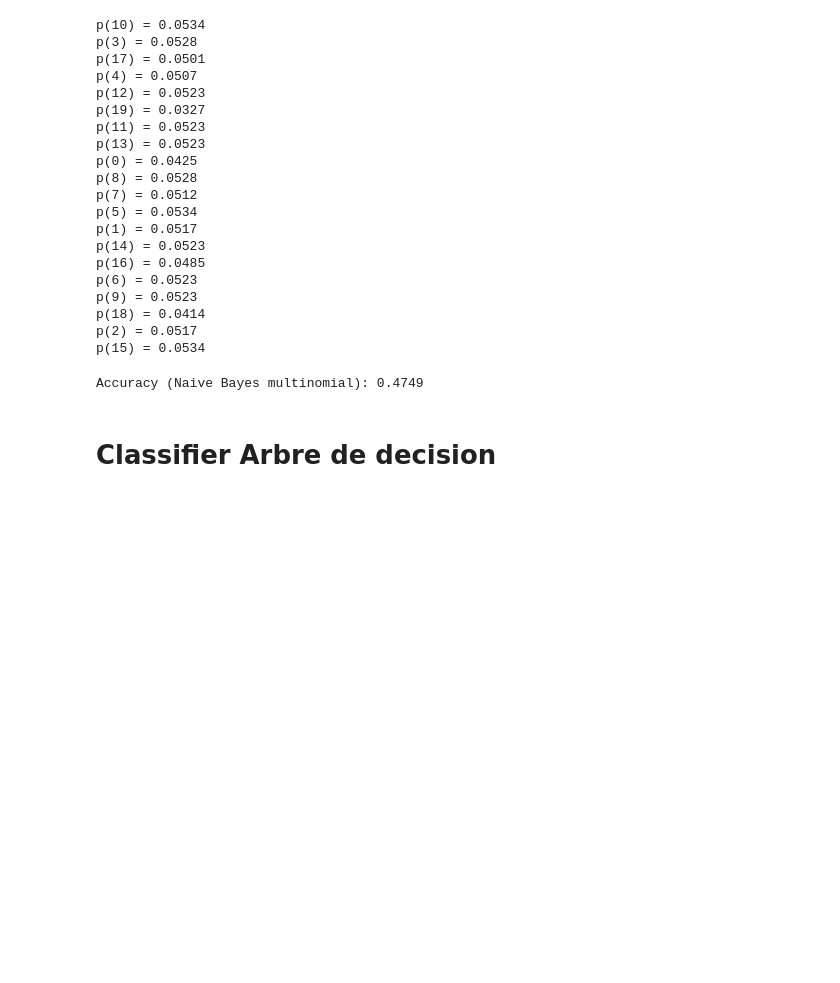
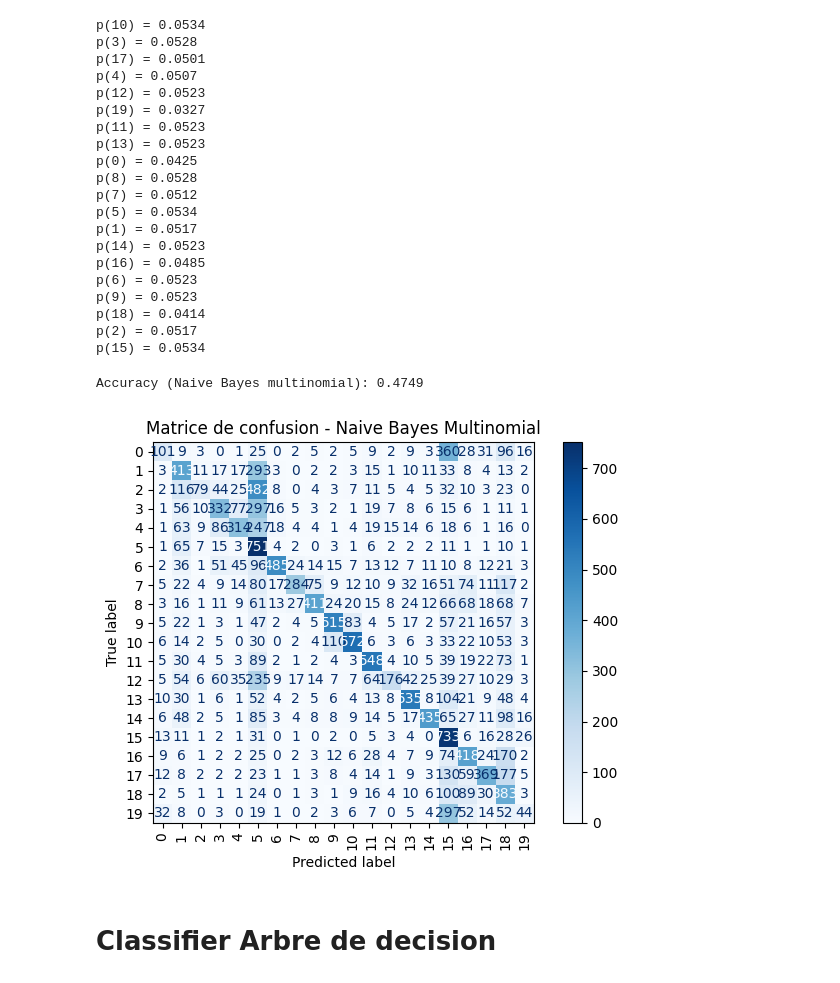
Before and after one commit to Antoine1903/Projets_Sorbonne_Universite, a Jupyter notebook: LU3IN026/miniprojet/projet-Zhang_Lecomte.ipynb, the cells around one changed output. Drawn from its saved outputs; the diff is of its cells as text; code cells hidden in the pictures; blank space fills up the shorter version.

```diff
--- a/LU3IN026/miniprojet/projet-Zhang_Lecomte.ipynb
+++ b/LU3IN026/miniprojet/projet-Zhang_Lecomte.ipynb
@@ -3633,21 +3641,31 @@ p(15) = 0.0534
 # %%
 # Initialisation du classifieur
 nb = classif.ClassifierNaiveBayesMultinomial(input_dimension=len(index_mots), alpha=1.0)
 
 # Entraînement
 nb.train(df_train, index_mots)
 
 # Prédiction
 y_test = df_test['target'].values
 X_test = df_test['les_mots'].tolist()
 
 y_pred = [nb.predict(mots) for mots in X_test]
 
 # Évaluation
 accuracy = np.mean(y_pred == y_test)
 print(f"Accuracy (Naive Bayes multinomial): {accuracy:.4f}")
+
+# Matrice de confusion
+cm = confusion_matrix(y_test, y_pred)
+disp = ConfusionMatrixDisplay(confusion_matrix=cm)
+disp.plot(cmap="Blues", xticks_rotation=90)
+plt.title("Matrice de confusion - Naive Bayes Multinomial")
+plt.grid(False)
+plt.tight_layout()
+plt.show()
 # %% [output]
 Accuracy (Naive Bayes multinomial): 0.4749
+[figure, added]
 # %% [markdown]
 # Classifier Arbre de decision
 # %%
```
Also changed, not shown: parts of 34 cells of this notebook.
